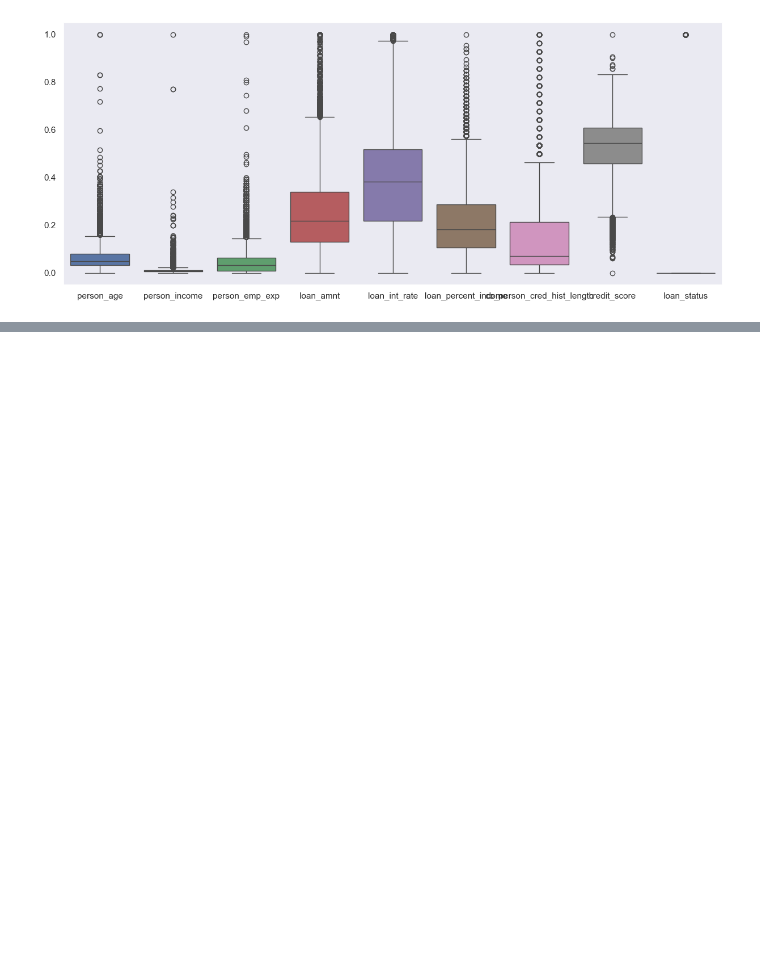
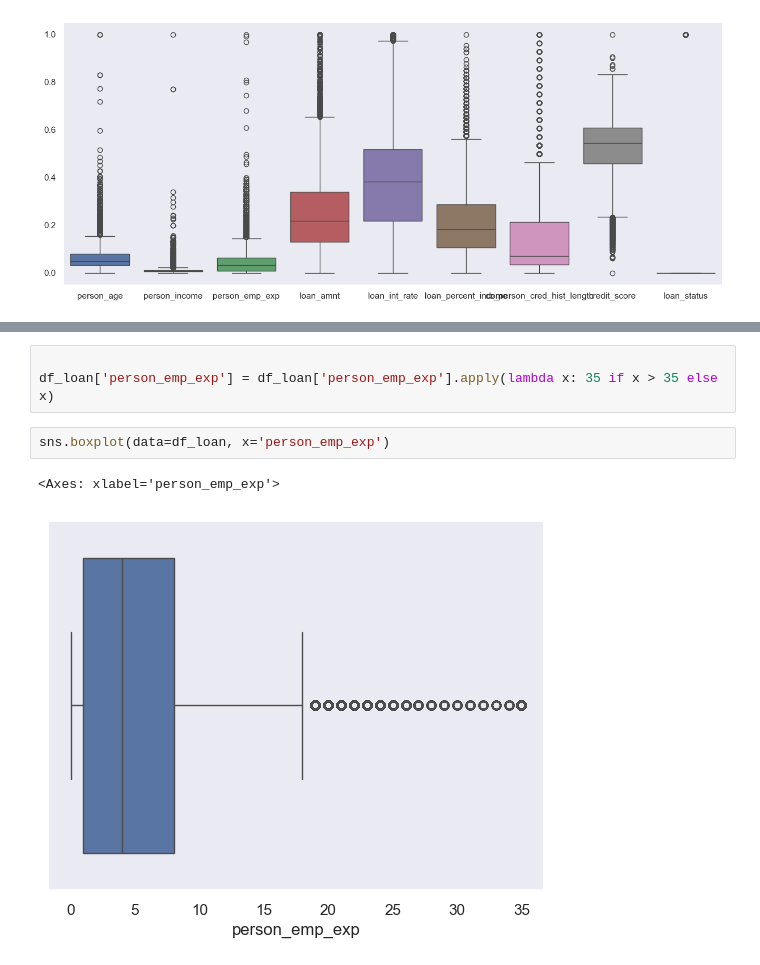
Before and after one commit to davi873/loan-approval-prediction, a Jupyter notebook: index.ipynb, the cells around one changed output, grey strips where cells are left out. Cells and saved outputs as stored; diff of their text form; blank space fills up the shorter version.

```diff
--- a/index.ipynb
+++ b/index.ipynb
@@ -110,0 +213,8 @@ plt.show()
+# %%
+
+df_loan['person_emp_exp'] = df_loan['person_emp_exp'].apply(lambda x: 35 if x > 35 else x)
+# %%
+sns.boxplot(data=df_loan, x='person_emp_exp')
+# %% [output]
+<Axes: xlabel='person_emp_exp'>
+[figure, added]
```
Also changed, not shown: parts of 21 cells of this notebook, 2 other files.
